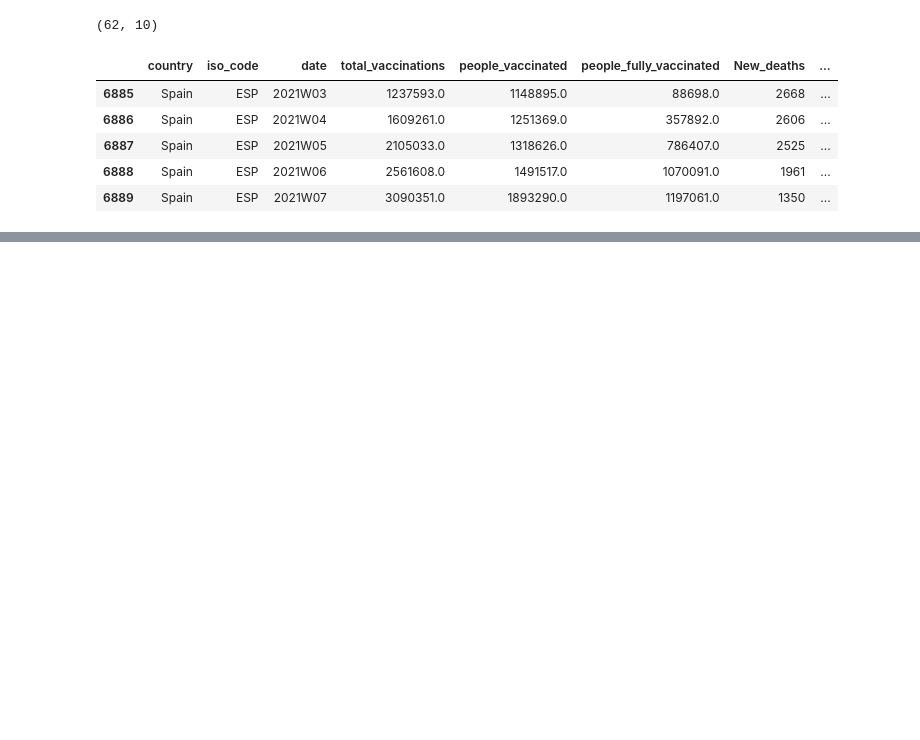
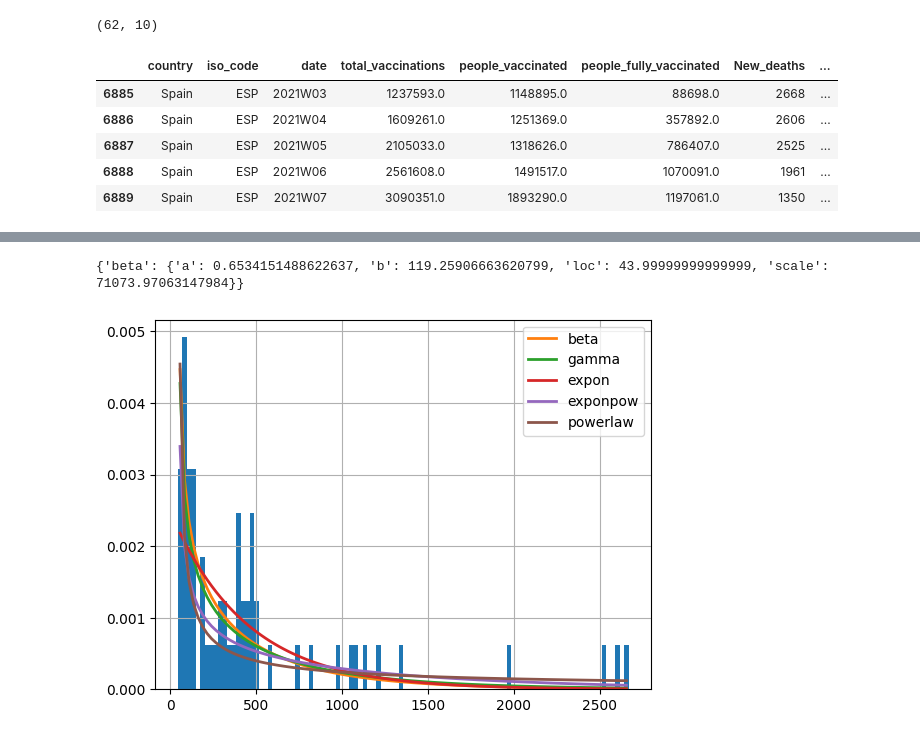
Before and after one commit to garcarlos91/Drugs_psychological_dependence, a Jupyter notebook: COVID vaccination-vs-mortality.ipynb, the cells around one changed output, grey strips where cells are left out. Drawn from its saved outputs; the diff is of its cells as text; code cells hidden in the pictures; blank space fills up the shorter version.

```diff
--- a/COVID vaccination-vs-mortality.ipynb
+++ b/COVID vaccination-vs-mortality.ipynb
@@ -182,0 +199,11 @@ Series([], Name: people_vaccinated, dtype: float64)
+# %%
+distribuciones = ['cauchy', 'chi2', 'expon',  'exponpow', 'gamma',
+                  'norm', 'powerlaw', 'beta', 'logistic']
+
+fitter = Fitter(Sample_df.New_deaths, distributions = distribuciones)
+fitter.fit()
+fitter.summary(Nbest = 5, plot = True,)
+print(fitter.get_best())
+# %% [output]
+{'beta': {'a': 0.6534151488622637, 'b': 119.25906663620799, 'loc': 43.99999999999999, 'scale': 71073.97063147984}}
+[figure, added]
```
Also changed, not shown: parts of 4 cells of this notebook.
